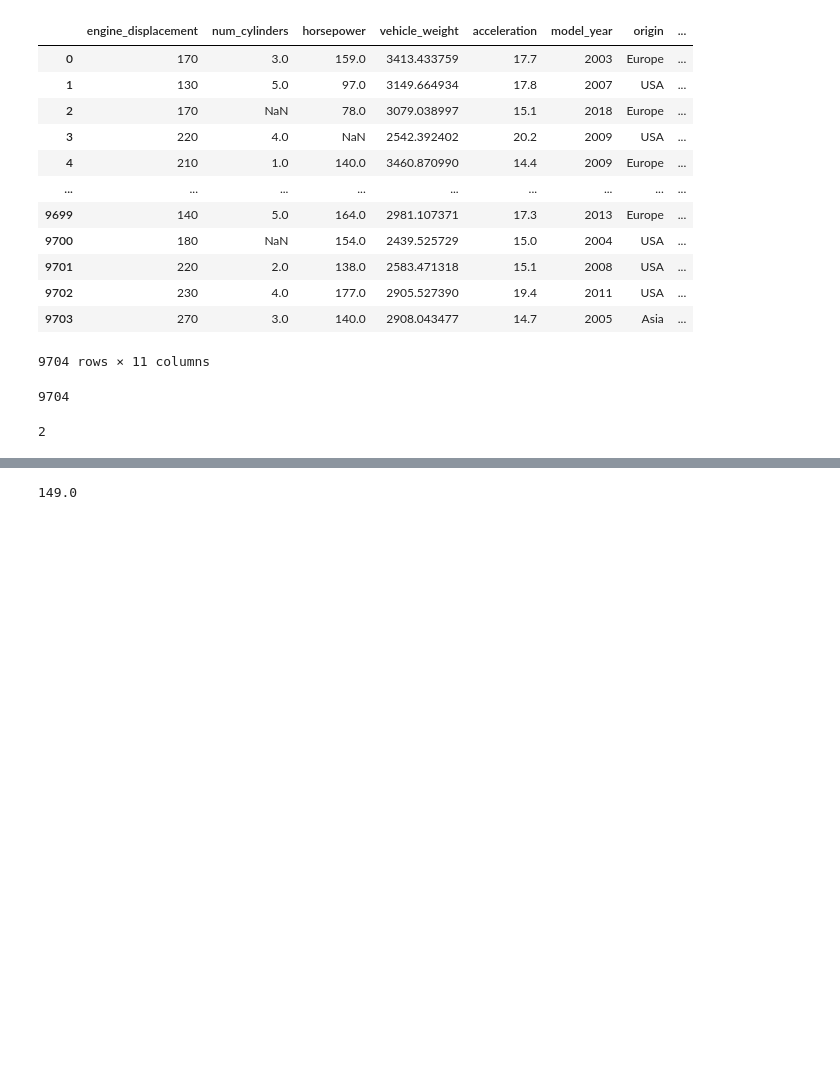
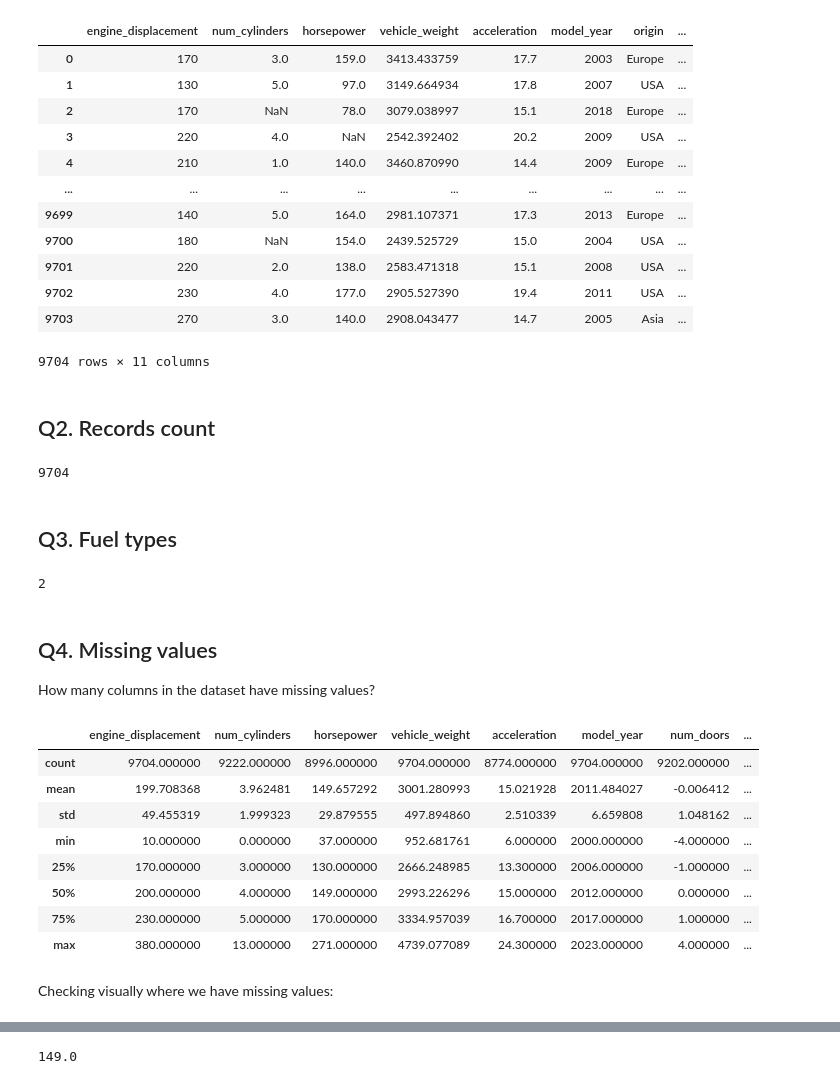
Before and after one commit to ramires666/machine-learning-zoomcamp-homework, a Jupyter notebook: 01-intro/01-intro-homework.ipynb, the cells around one changed output, grey strips where cells are left out. Cells and saved outputs as stored; diff of their text form; code cells hidden in the pictures; blank space fills up the shorter version.

```diff
--- a/01-intro/01-intro-homework.ipynb
+++ b/01-intro/01-intro-homework.ipynb
@@ -21,11 +27,32 @@ df
 | 9702 | 230 | 4.0 | 177.0 | 2905.527390 | 19.4 | 2011 | USA | ... |
 | 9703 | 270 | 3.0 | 140.0 | 2908.043477 | 14.7 | 2005 | Asia | ... |
 9704 rows × 11 columns
+# %% [markdown]
+## Q2. Records count
 # %%
 len(df)
 # %% [output]
 9704
+# %% [markdown]
+## Q3. Fuel types
 # %%
 len(df.fuel_type.unique())
 # %% [output]
 2
+# %% [markdown]
+## Q4. Missing values
+How many columns in the dataset have missing values?
+# %%
+df.describe()
+# %% [output]
+|  | engine_displacement | num_cylinders | horsepower | vehicle_weight | acceleration | model_year | num_doors | ... |
+| count | 9704.000000 | 9222.000000 | 8996.000000 | 9704.000000 | 8774.000000 | 9704.000000 | 9202.000000 | ... |
+| mean | 199.708368 | 3.962481 | 149.657292 | 3001.280993 | 15.021928 | 2011.484027 | -0.006412 | ... |
+| std | 49.455319 | 1.999323 | 29.879555 | 497.894860 | 2.510339 | 6.659808 | 1.048162 | ... |
+| min | 10.000000 | 0.000000 | 37.000000 | 952.681761 | 6.000000 | 2000.000000 | -4.000000 | ... |
+| 25% | 170.000000 | 3.000000 | 130.000000 | 2666.248985 | 13.300000 | 2006.000000 | -1.000000 | ... |
+| 50% | 200.000000 | 4.000000 | 149.000000 | 2993.226296 | 15.000000 | 2012.000000 | 0.000000 | ... |
+| 75% | 230.000000 | 5.000000 | 170.000000 | 3334.957039 | 16.700000 | 2017.000000 | 1.000000 | ... |
+| max | 380.000000 | 13.000000 | 271.000000 | 4739.077089 | 24.300000 | 2023.000000 | 4.000000 | ... |
+# %% [markdown]
+Checking visually where we have missing values:
```
Also changed, not shown: parts of 39 cells of this notebook.
